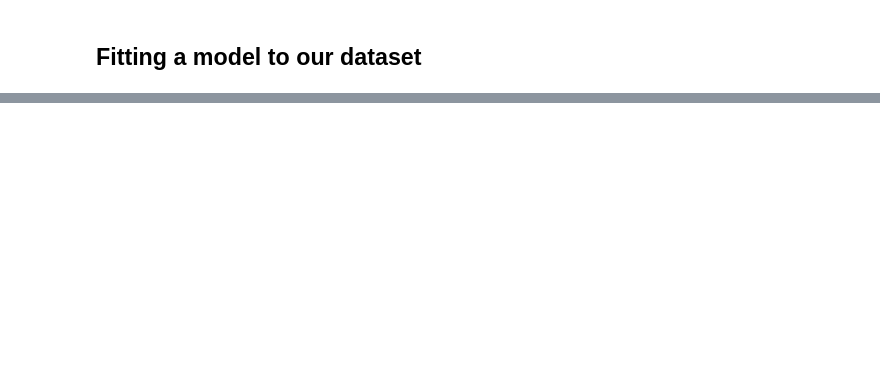
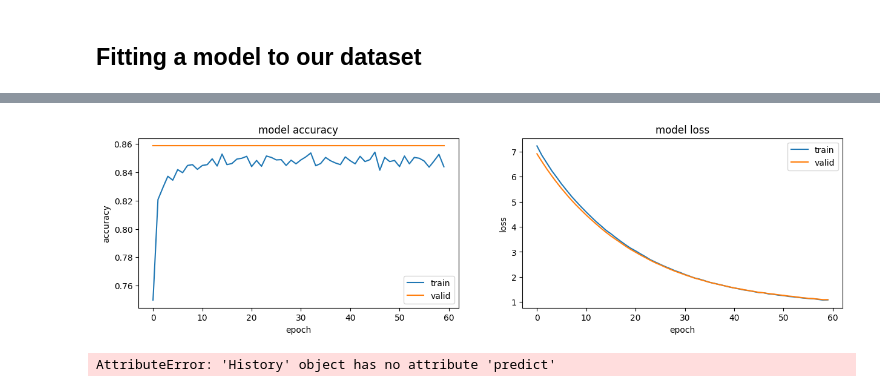
Before and after one commit to EdwardBrodskiy/Year4GroupProject, a Jupyter notebook: models/experiments_tomas.ipynb, the cells around one changed output, grey strips where cells are left out. Cells and saved outputs as stored; diff of their text form; code cells hidden in the pictures; blank space fills up the shorter version.

```diff
--- a/models/experiments_tomas.ipynb
+++ b/models/experiments_tomas.ipynb
@@ -235,3 +298,32 @@ resnet50_base_model = ResNet50(
 
 for model_layer in resnet50_base_model.layers:
     model_layer.trainable = False
+
+
+# outputs = GlobalAveragePooling2D(name='avg_pool')(resnet50_base_model.output)
+outputs = Flatten()(resnet50_base_model.output)
+outputs = Dense(1024, activation='relu')(outputs)
+outputs = Dropout(0.5)(outputs)
+
+outputs = Dense(512, activation='relu',kernel_regularizer=tf.keras.regularizers.l2(0.01))(outputs)
+outputs = Dropout(0.5)(outputs)
+
+outputs = Dense(256, activation='relu')(outputs)
+outputs = Dropout(0.5)(outputs)
+
+outputs = Dense(1, activation='sigmoid')(outputs)
+
+resnet50_base_model = Model(resnet50_base_model.input, outputs)
+resnet50_base_model.summary()
+resnet50_base_model.compile(
+    optimizer=Adam(learning_rate=0.00001),
+    loss='binary_crossentropy',
+    metrics=['acc']
+)
+resnet50_base_model = resnet50_base_model.fit(
+    x_train_reshaped,
+    y_train,
+    validation_data=(x_test_reshaped, y_test),
+    epochs=60,
+    steps_per_epoch=150
+)
@@ -250,0 +348,16 @@ for model_layer in resnet50_base_model.layers:
+# %%
+# plot accuracy and loss
+plot_model_history(resnet50_base_model)
+# %% [output]
+[figure, added]
+# %%
+import seaborn as sns
+from sklearn.metrics import confusion_matrix, classification_report
+# plot confusion matrix
+y_pred = np.round(resnet50_base_model.predict(x_test_reshaped))
+cm = confusion_matrix(y_test, y_pred)
+print(cm)
+print(classification_report(y_test, y_pred))
+sns.heatmap(cm, annot=True, fmt='d')
+# %% [output]
+AttributeError: 'History' object has no attribute 'predict'
```
Also changed, not shown: parts of 16 cells of this notebook, 8 other files.
